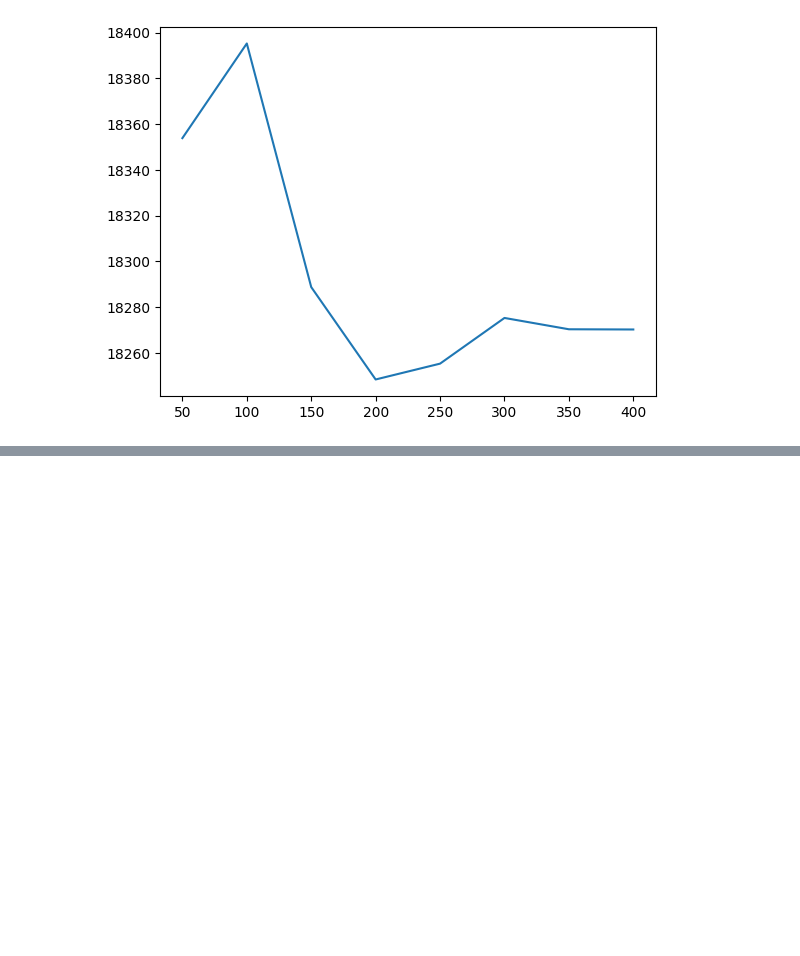
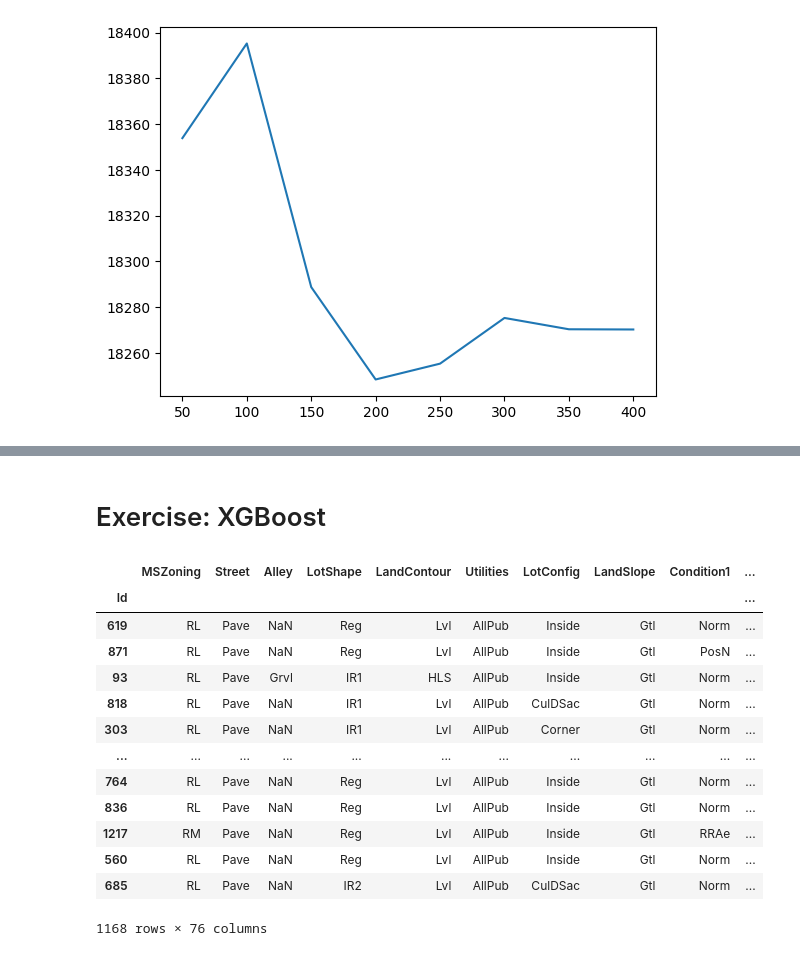
Before and after one commit to Samin005/Kaggle-Projects, a Jupyter notebook: Housing Prices/Intermediate ML/Version 1.ipynb, the cells around one changed output, grey strips where cells are left out. Cells and saved outputs as stored; diff of their text form; code cells hidden in the pictures; blank space fills up the shorter version.

```diff
--- a/Housing Prices/Intermediate ML/Version 1.ipynb
+++ b/Housing Prices/Intermediate ML/Version 1.ipynb
@@ -646,0 +660,46 @@ n_estimators_best = [x for x in results.keys() if results[x] == min(results.valu
+# %% [markdown]
+# Exercise: XGBoost
+# %%
+# Read the data
+X = pd.read_csv('../input/train.csv', index_col='Id')
+X_test_full = pd.read_csv('../input/test.csv', index_col='Id')
+
+# Remove rows with missing target, separate target from predictors
+X.dropna(axis=0, subset=['SalePrice'], inplace=True)
+y = X.SalePrice
+X.drop(['SalePrice'], axis=1, inplace=True)
+
+# Break off validation set from training data
+X_train_full, X_valid_full, y_train, y_valid = train_test_split(X, y, train_size=0.8, test_size=0.2,
+                                                                random_state=0)
+
+# "Cardinality" means the number of unique values in a column
+# Select categorical columns with relatively low cardinality (convenient but arbitrary)
+low_cardinality_cols = [cname for cname in X_train_full.columns if X_train_full[cname].nunique() < 10 and
+                        X_train_full[cname].dtype == "object"]
+
+# Select numeric columns
+numeric_cols = [cname for cname in X_train_full.columns if X_train_full[cname].dtype in ['int64', 'float64']]
+
+# Keep selected columns only
+my_cols = low_cardinality_cols + numeric_cols
+X_train = X_train_full[my_cols].copy()
+X_valid = X_valid_full[my_cols].copy()
+X_test = X_test_full[my_cols].copy()
+
+X_train
+# %% [output]
+|  | MSZoning | Street | Alley | LotShape | LandContour | Utilities | LotConfig | LandSlope | Condition1 | ... |
+| Id |  |  |  |  |  |  |  |  |  | ... |
+| 619 | RL | Pave | NaN | Reg | Lvl | AllPub | Inside | Gtl | Norm | ... |
+| 871 | RL | Pave | NaN | Reg | Lvl | AllPub | Inside | Gtl | PosN | ... |
+| 93 | RL | Pave | Grvl | IR1 | HLS | AllPub | Inside | Gtl | Norm | ... |
+| 818 | RL | Pave | NaN | IR1 | Lvl | AllPub | CulDSac | Gtl | Norm | ... |
+| 303 | RL | Pave | NaN | IR1 | Lvl | AllPub | Corner | Gtl | Norm | ... |
+| ... | ... | ... | ... | ... | ... | ... | ... | ... | ... | ... |
+| 764 | RL | Pave | NaN | Reg | Lvl | AllPub | Inside | Gtl | Norm | ... |
+| 836 | RL | Pave | NaN | Reg | Lvl | AllPub | Inside | Gtl | Norm | ... |
+| 1217 | RM | Pave | NaN | Reg | Lvl | AllPub | Inside | Gtl | RRAe | ... |
+| 560 | RL | Pave | NaN | Reg | Lvl | AllPub | Inside | Gtl | Norm | ... |
+| 685 | RL | Pave | NaN | IR2 | Lvl | AllPub | CulDSac | Gtl | Norm | ... |
+1168 rows × 76 columns
```
Also changed, not shown: parts of 13 cells of this notebook, 3 other files.
